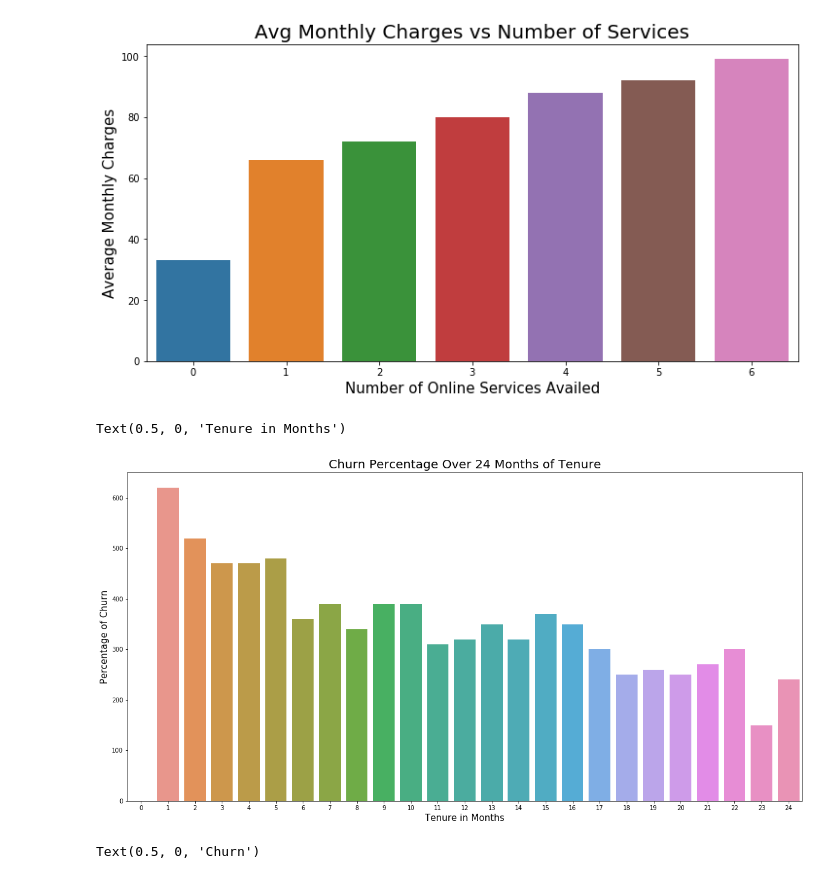
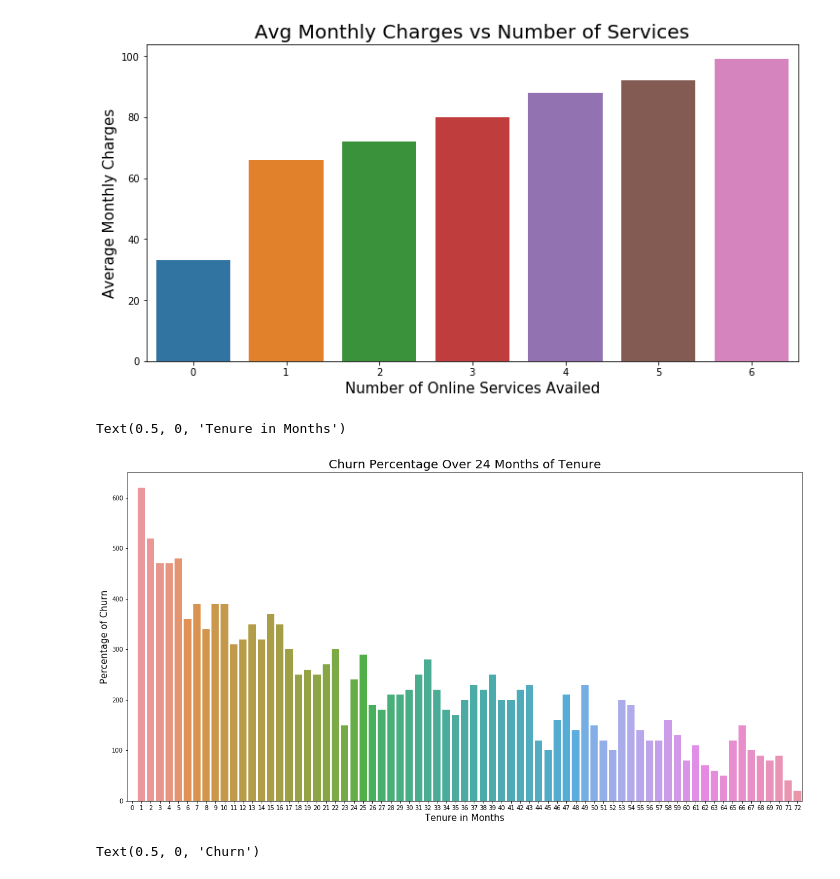
Before and after one commit to enriqueferrao/Telco_Customer_Churn, a Jupyter notebook: Telco_Customer_Churn.ipynb, the cells around one changed output. Saved outputs shown, nothing was run; the diff lists cells and outputs as text; code cells hidden in the pictures.

```diff
--- a/Telco_Customer_Churn.ipynb
+++ b/Telco_Customer_Churn.ipynb
@@ -239,17 +237,16 @@ Text(0.5, 1.0, 'Avg Monthly Charges vs Number of Services')
 # %%
 agg = file_data.replace('Yes', 1).replace('No', 0).groupby('tenure', as_index=False)[['Churn']].mean()
-agg = agg[agg.tenure < 25]
 agg['Churn'] = np.round(agg['Churn'], 2) * 1000
 
 plt.figure(figsize=(20,10))
 
 ax = sns.barplot(x='tenure', y='Churn', data = agg)
 ax.set_title('Churn Percentage Over 24 Months of Tenure', fontsize=20)
 ax.set_ylabel('Percentage of Churn', fontsize = 15)
 ax.set_xlabel('Tenure in Months', fontsize = 15)
 # %% [output]
 Text(0.5, 0, 'Tenure in Months')
-[figure, old version]
+[figure, new version]
 # %%
 # Most customers tend to churn in the first month of their tenure
 # As the months pass, the number of customers that churn decreases
```
Also changed, not shown: parts of 15 cells of this notebook, 1 other file.
